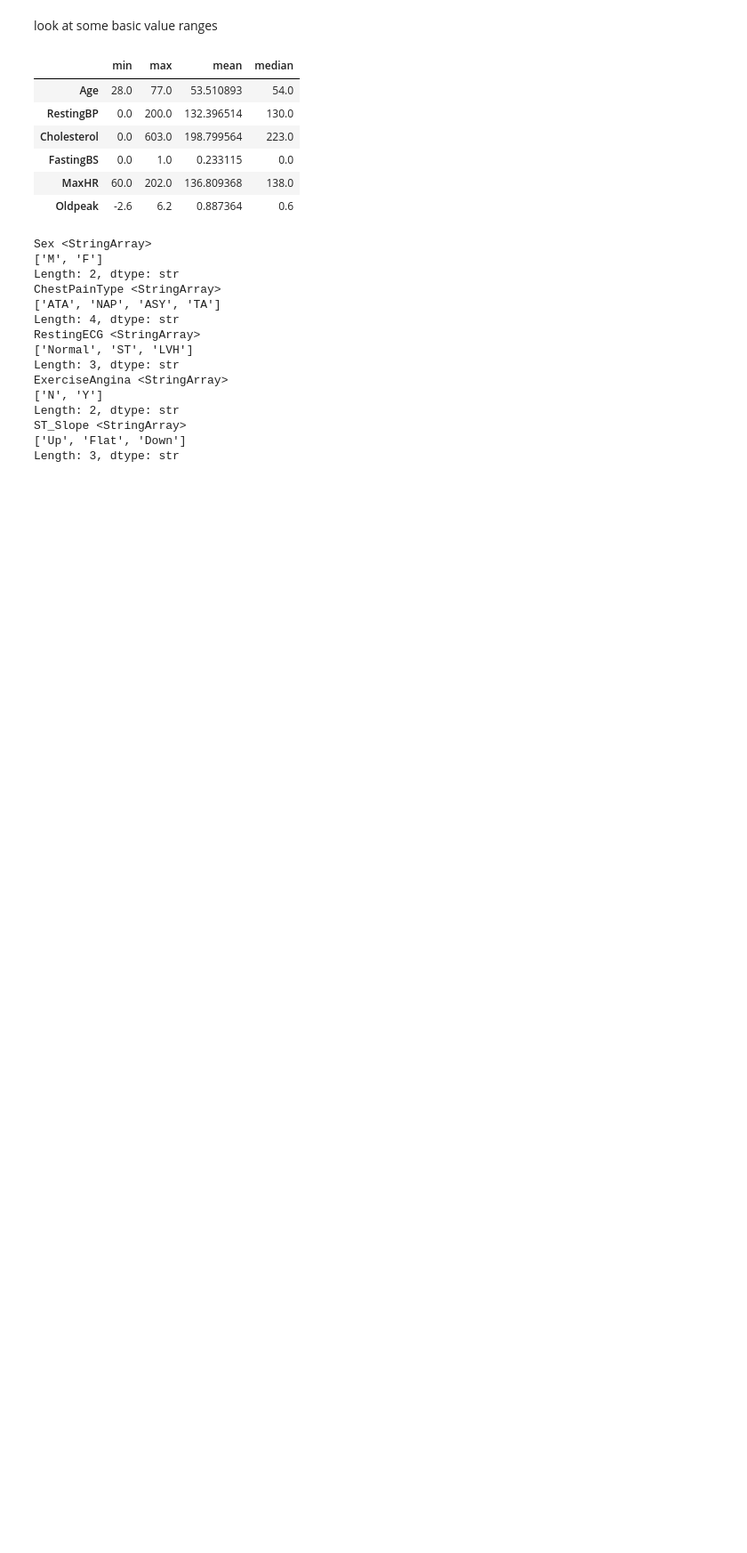
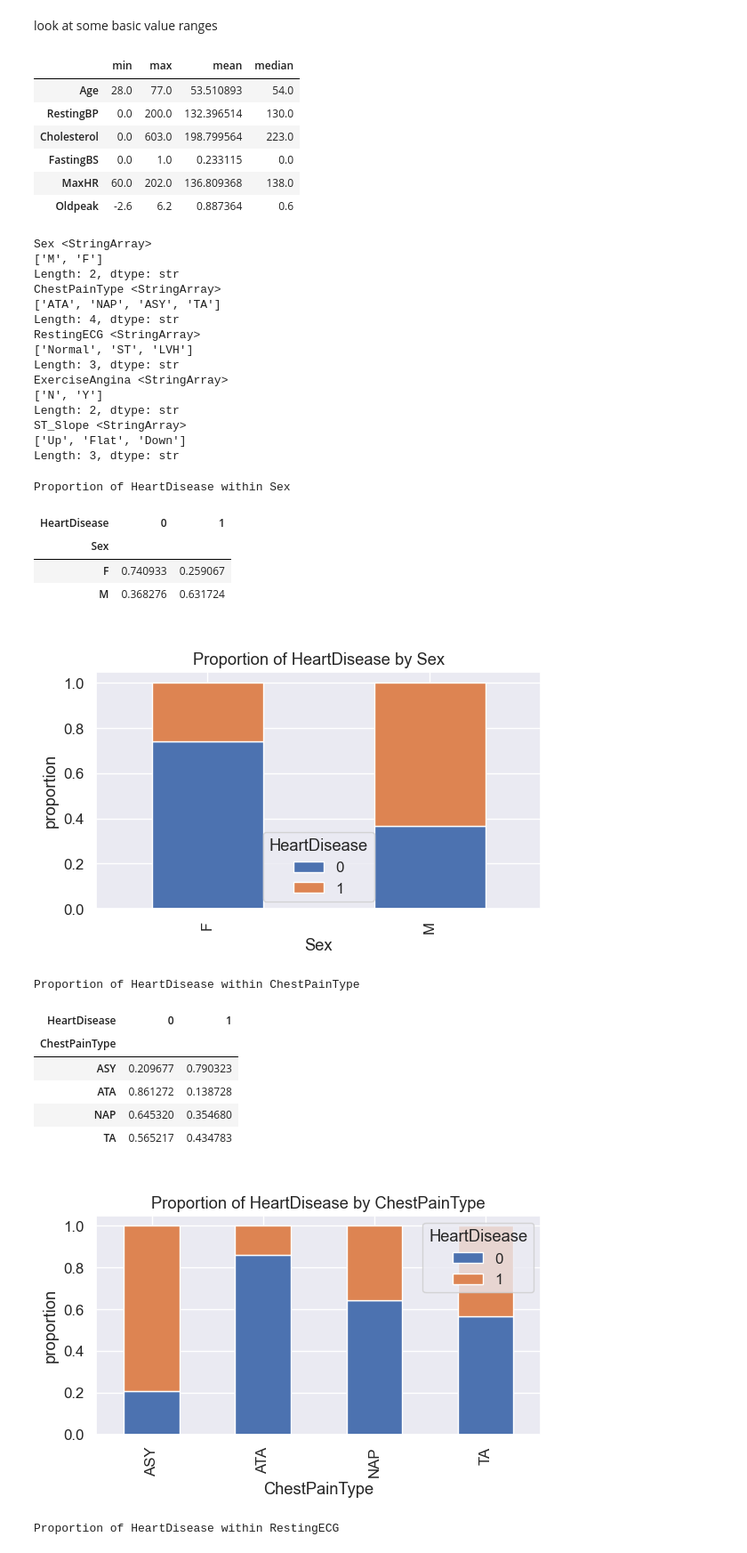
Before and after one commit to mahmodul-50/Heart_Failure_Prediction, a Jupyter notebook: file1.ipynb, the cells around one changed output. Shown at 89% size. Saved outputs shown, nothing was run; the diff lists cells and outputs as text; code cells hidden in the pictures; blank space fills up the shorter version.

Commit message:
Added crosstab analysis and visualization for categorical variables

```diff
--- a/file1.ipynb
+++ b/file1.ipynb
@@ -125,3 +125,31 @@ Length: 2, dtype: str
 ST_Slope <StringArray>
 ['Up', 'Flat', 'Down']
 Length: 3, dtype: str
+# %%
+for i in categorical_cols:
+    ct = pd.crosstab(df[i], df[target_col], normalize="index")
+    print(f"\nProportion of HeartDisease within {i}")
+    display(ct)
+
+    ct.plot(kind="bar", stacked=True, figsize=(6, 4))
+    plt.title(f"\nProportion of HeartDisease by {i}")
+    plt.ylabel("proportion")
+    plt.xticks()
+    plt.tight_layout()
+    plt.show()
+# %% [output]
+Proportion of HeartDisease within Sex
+| HeartDisease | 0 | 1 |
+| Sex |  |  |
+| F | 0.740933 | 0.259067 |
+| M | 0.368276 | 0.631724 |
+[figure, added]
+Proportion of HeartDisease within ChestPainType
+| HeartDisease | 0 | 1 |
+| ChestPainType |  |  |
+| ASY | 0.209677 | 0.790323 |
+| ATA | 0.861272 | 0.138728 |
+| NAP | 0.645320 | 0.354680 |
+| TA | 0.565217 | 0.434783 |
+[figure, added]
+Proportion of HeartDisease within RestingECG
```
Also changed, not shown: parts of 1 cell of this notebook.
